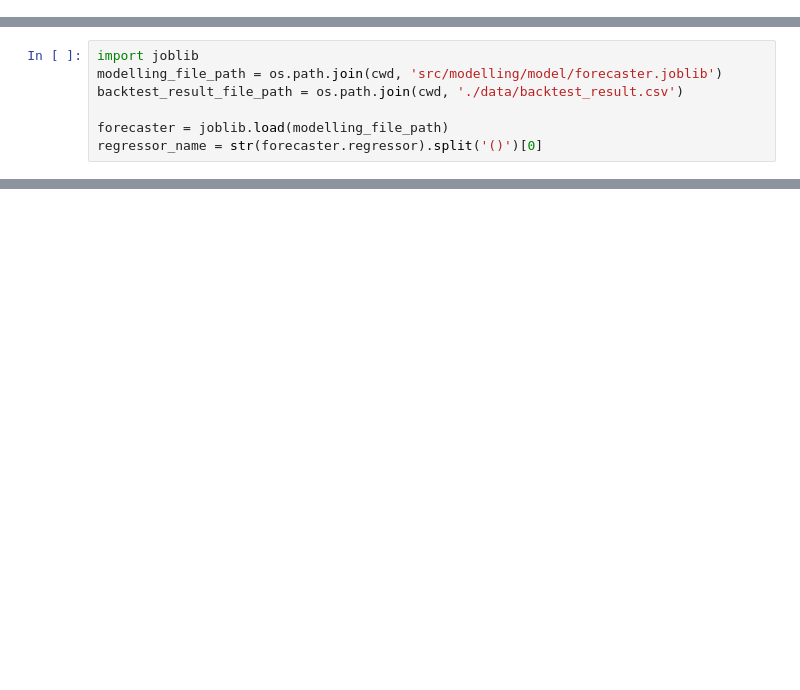
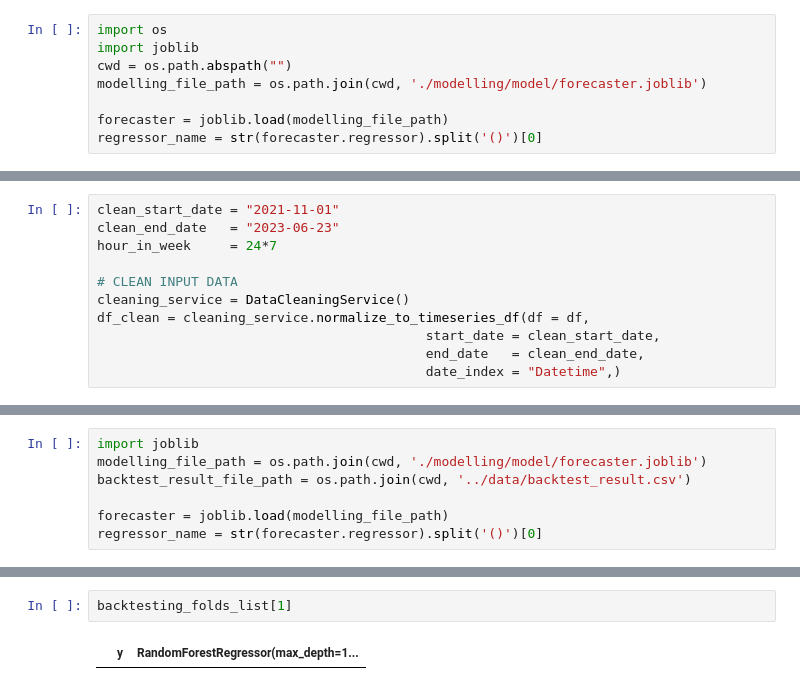
Before and after one commit to Tommy-Gozali/demand-forecast, a Jupyter notebook: src/test.ipynb, the cells around one changed output, grey strips where cells are left out. Cells and saved outputs as stored; diff of their text form; blank space fills up the shorter version.

```diff
--- a/src/test.ipynb
+++ b/src/test.ipynb
@@ -0,0 +23,8 @@
+# %%
+import os
+import joblib
+cwd = os.path.abspath("")
+modelling_file_path = os.path.join(cwd, './modelling/model/forecaster.joblib')
+
+forecaster = joblib.load(modelling_file_path)
+regressor_name = str(forecaster.regressor).split('()')[0]
@@ -0,0 +96,11 @@
+# %%
+clean_start_date = "2021-11-01"
+clean_end_date   = "2023-06-23"
+hour_in_week     = 24*7
+
+# CLEAN INPUT DATA
+cleaning_service = DataCleaningService()
+df_clean = cleaning_service.normalize_to_timeseries_df(df = df,
+                                          start_date = clean_start_date,
+                                          end_date   = clean_end_date,
+                                          date_index = "Datetime",)
@@ -11,7 +133,7 @@ df.index = data_test.index
 # %%
 import joblib
-modelling_file_path = os.path.join(cwd, 'src/modelling/model/forecaster.joblib')
-backtest_result_file_path = os.path.join(cwd, './data/backtest_result.csv')
+modelling_file_path = os.path.join(cwd, './modelling/model/forecaster.joblib')
+backtest_result_file_path = os.path.join(cwd, '../data/backtest_result.csv')
 
 forecaster = joblib.load(modelling_file_path)
 regressor_name = str(forecaster.regressor).split('()')[0]
@@ -37,0 +172,4 @@ backtesting_folds_list = bf.get_backtesting_folds(backtest_indexes = backtest_in
+# %%
+backtesting_folds_list[1]
+# %% [output]
+|  | y | RandomForestRegressor(max_depth=1... |
```
Also changed, not shown: parts of 28 cells of this notebook, 4 other files.
